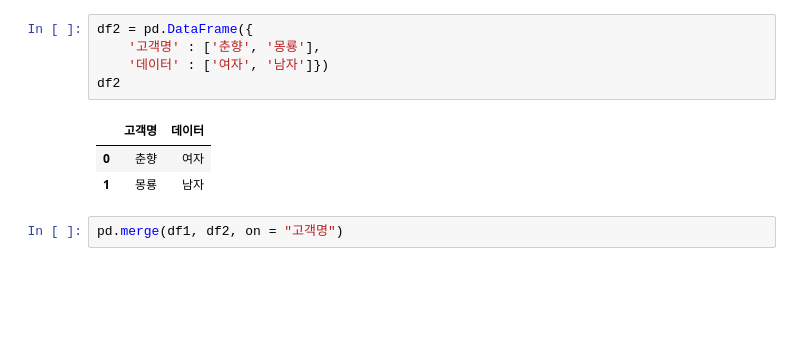
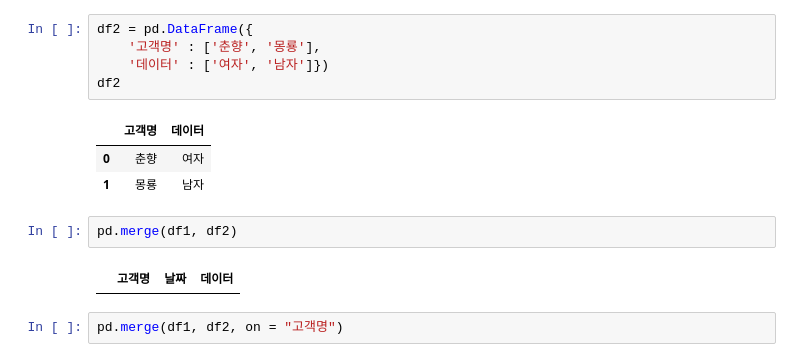
Before and after one commit to devilbb2015/ssac_python, a Jupyter notebook: 03_데이터분석/20211103/결측치02_유승범.ipynb, the cells around one changed output. Saved outputs shown, nothing was run; the diff lists cells and outputs as text; blank space fills up the shorter version.

```diff
--- a/03_데이터분석/20211103/결측치02_유승범.ipynb
+++ b/03_데이터분석/20211103/결측치02_유승범.ipynb
@@ -162,6 +162,10 @@ df2
 |  | 고객명 | 데이터 |
 | 0 | 춘향 | 여자 |
 | 1 | 몽룡 | 남자 |
+# %%
+pd.merge(df1, df2)
+# %% [output]
+|  | 고객명 | 날짜 | 데이터 |
 # %%
 pd.merge(df1, df2, on = "고객명")
 # %% [output]
```
Also changed, not shown: 7 other files.
